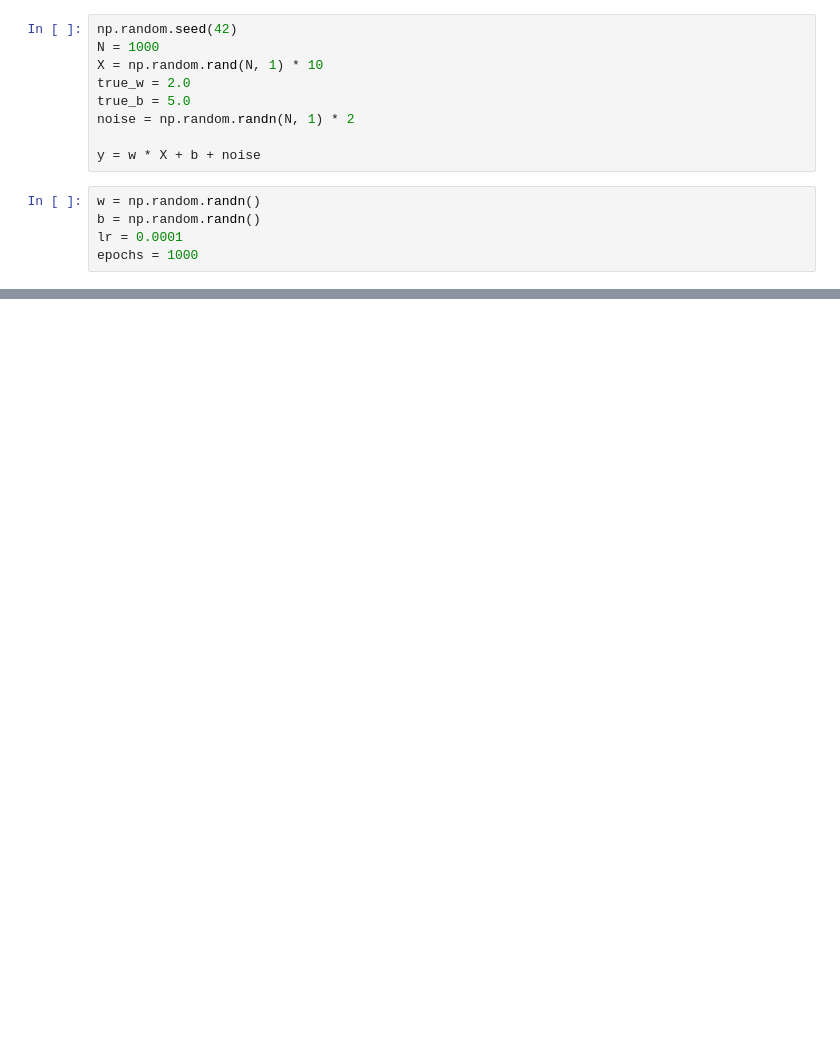
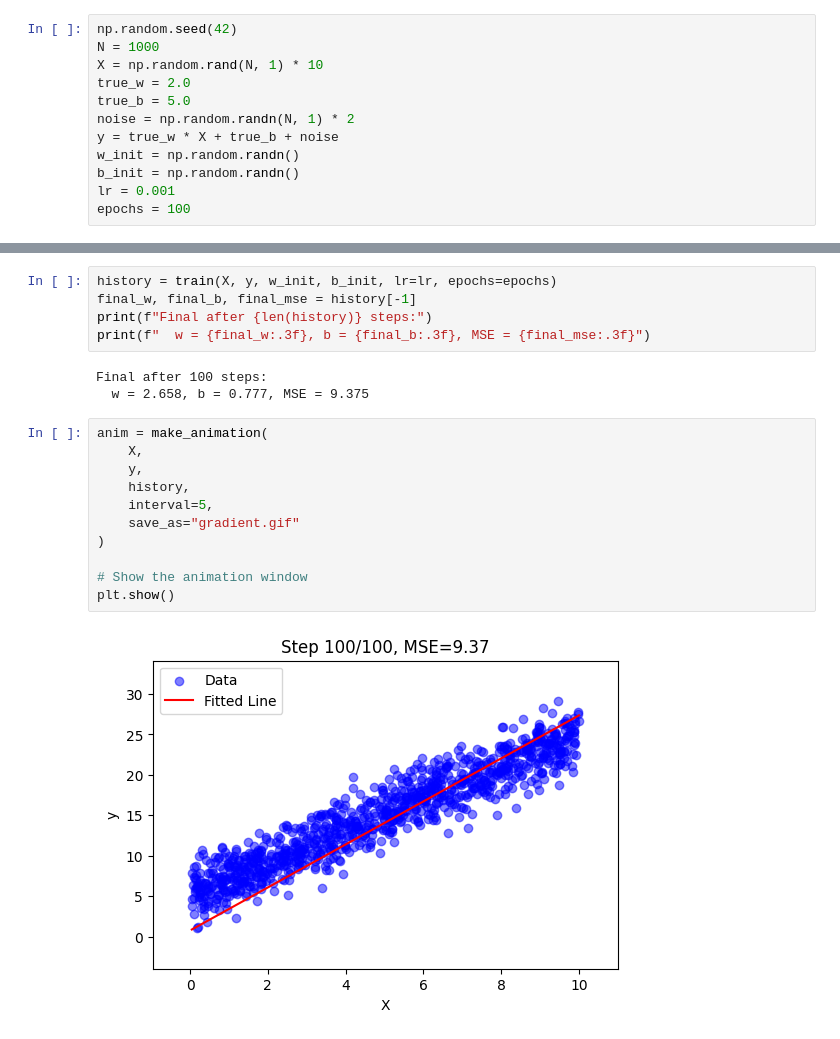
Before and after one commit to QuanPham99/ML_Models, a Jupyter notebook: Linear_Regression/linear_regression.ipynb, the cells around one changed output, grey strips where cells are left out. Saved outputs shown, nothing was run; the diff lists cells and outputs as text; blank space fills up the shorter version.

Commit message:
Linear Regression with visualization each steps

```diff
--- a/Linear_Regression/linear_regression.ipynb
+++ b/Linear_Regression/linear_regression.ipynb
@@ -29,10 +90,8 @@ X = np.random.rand(N, 1) * 10
 true_w = 2.0
 true_b = 5.0
 noise = np.random.randn(N, 1) * 2
-
-y = w * X + b + noise
+y = true_w * X + true_b + noise
+w_init = np.random.randn()
+b_init = np.random.randn()
+lr = 0.001
+epochs = 100
-# %%
-w = np.random.randn()
-b = np.random.randn()
-lr = 0.0001
-epochs = 1000
@@ -97,0 +98,21 @@ plt.show()
+# %%
+history = train(X, y, w_init, b_init, lr=lr, epochs=epochs)
+final_w, final_b, final_mse = history[-1]
+print(f"Final after {len(history)} steps:")
+print(f"  w = {final_w:.3f}, b = {final_b:.3f}, MSE = {final_mse:.3f}")
+# %% [output]
+Final after 100 steps:
+  w = 2.658, b = 0.777, MSE = 9.375
+# %%
+anim = make_animation(
+    X,
+    y,
+    history,
+    interval=5,
+    save_as="gradient.gif"
+)
+
+# Show the animation window
+plt.show()
+# %% [output]
+[figure, added]
```
Also changed, not shown: parts of 5 cells of this notebook, 2 other files.
